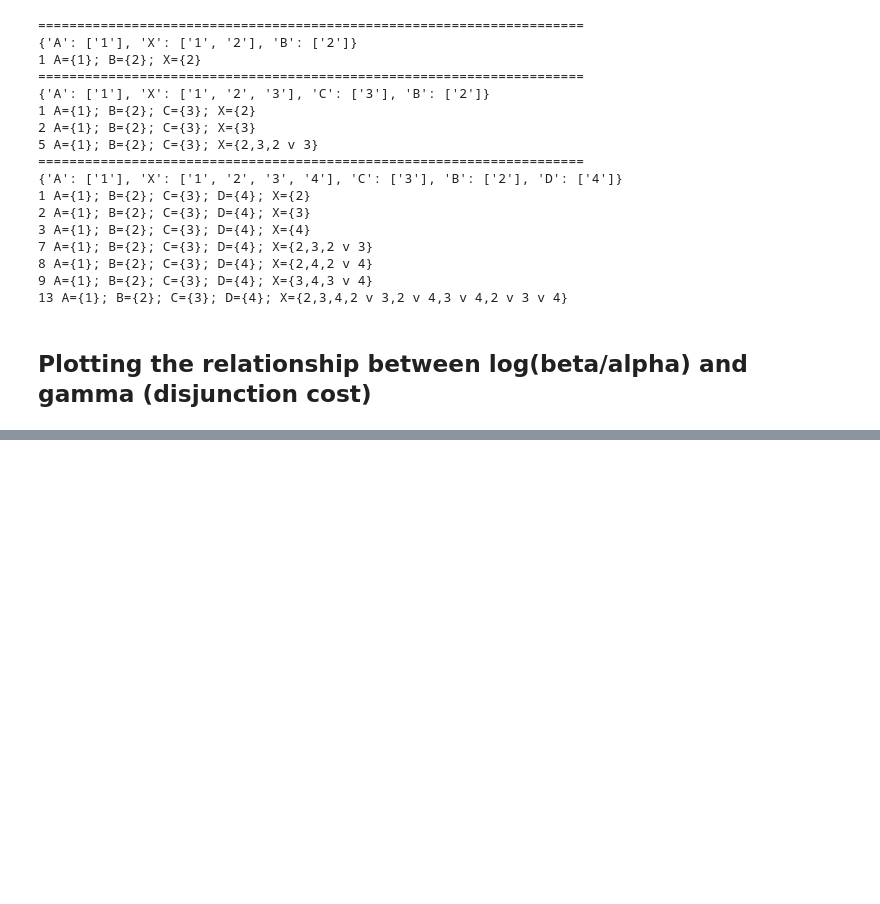
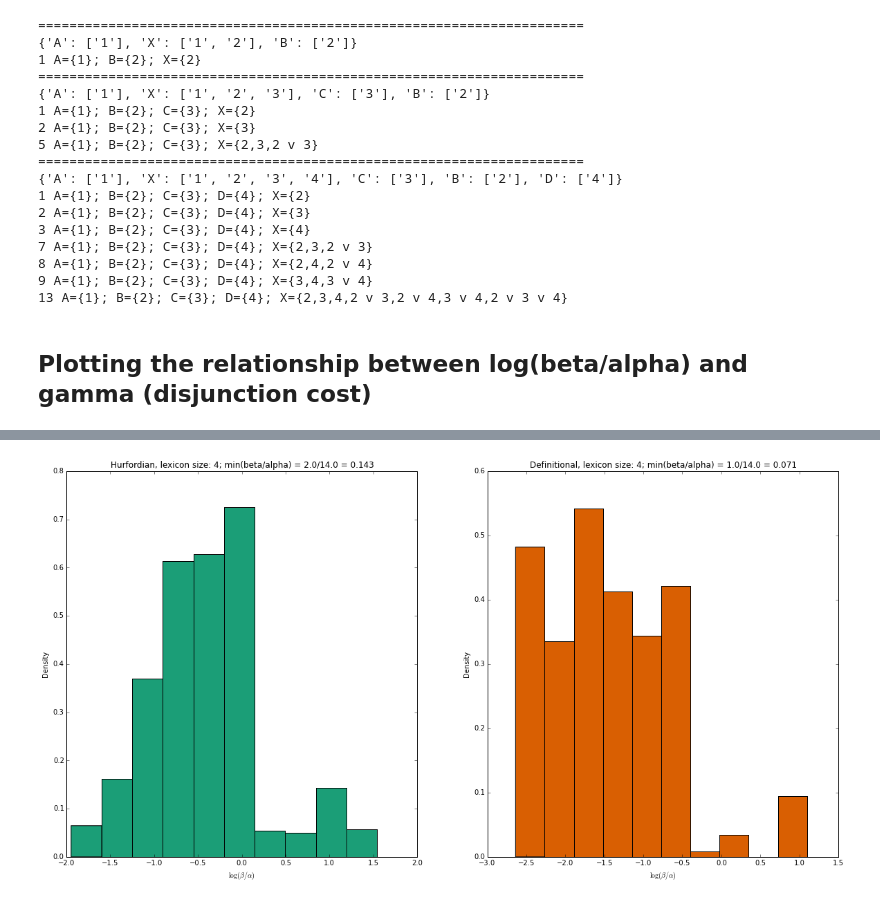
Before and after one commit to rlevy/pragmatic_disjunction, a Jupyter notebook: pypragmods/Relationships.ipynb, the cells around one changed output, grey strips where cells are left out. Drawn from its saved outputs; the diff is of its cells as text; code cells hidden in the pictures; blank space fills up the shorter version.

```diff
--- a/pypragmods/Relationships.ipynb
+++ b/pypragmods/Relationships.ipynb
@@ -141,0 +176,4 @@ alpha_beta_gamma_scatterplot(param_pairs)
+# %%
+beta_alpha_histogram(hc=hc_lex4, defin=defin_lex4, lexicon_size=4)
+# %% [output]
+[figure, added]
```
Also changed, not shown: parts of 5 cells of this notebook.
